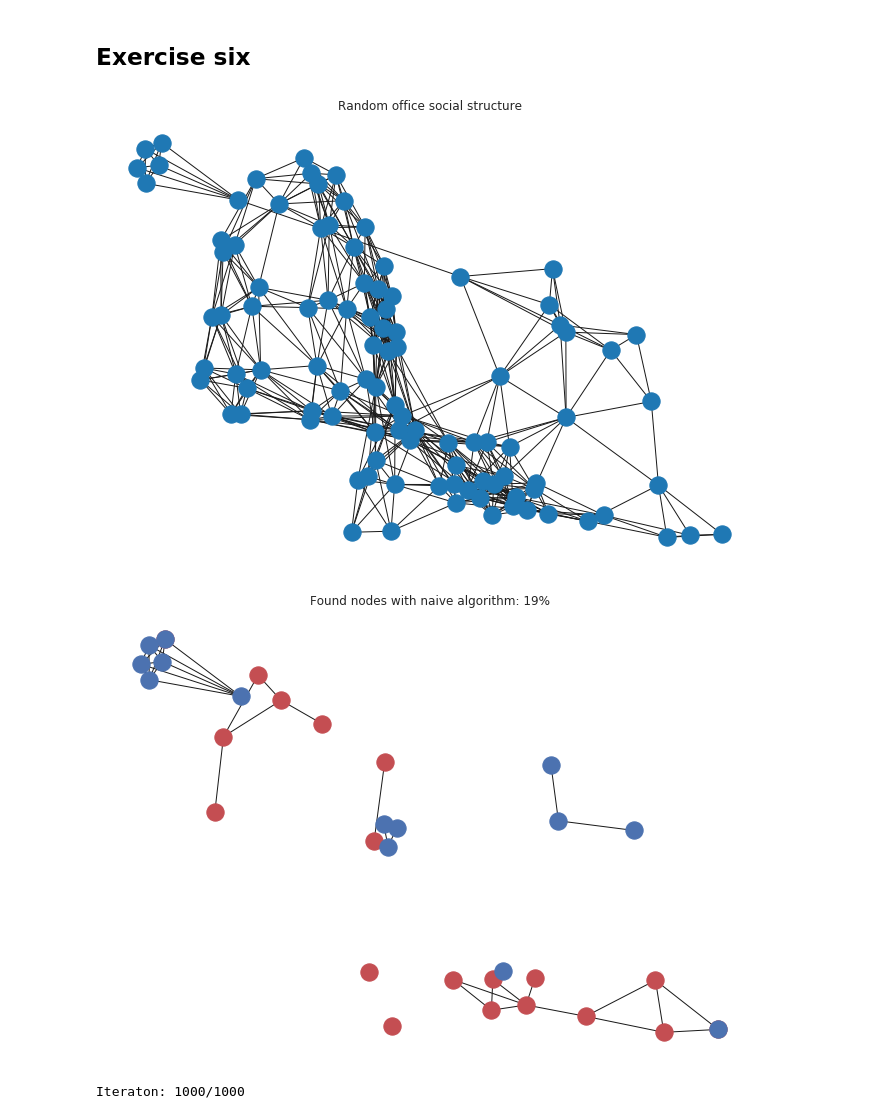
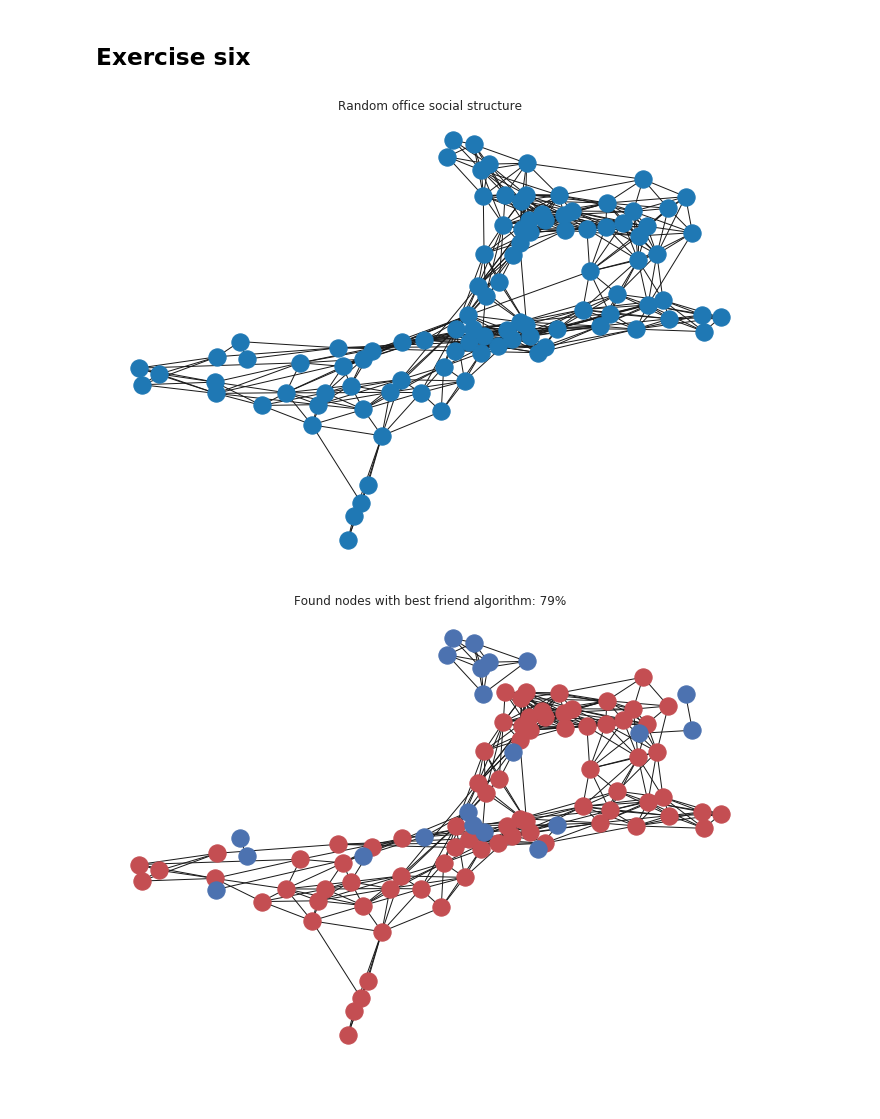
Before and after one commit to NoFishLikeIan/tinbergen, a Jupyter notebook: code/networks/assignment_one.ipynb, the cells around one changed output. Saved outputs shown, nothing was run; the diff lists cells and outputs as text; code cells hidden in the pictures.

Commit message:
🪐 sample office ask a friend.

```diff
--- a/code/networks/assignment_one.ipynb
+++ b/code/networks/assignment_one.ipynb
@@ -146,38 +142,59 @@ office = SocialNetwork(
+# %%
+A_G = nx.to_numpy_matrix(nx.random_geometric_graph(100, 0.2))
+W_G = np.random.rand(*A_G.shape)
+W_G[np.where(A_G == 0.)] = 0.
+
+office = SocialNetwork(nx.from_numpy_matrix(W_G))
 # %%
 fig, ax = plt.subplots()
 office.draw(ax, eigen_color=False)
 ax.set_title("Random office social structure")
 fig.show()
 # %% [output]
-[figure, old version]
+[figure, new version]
 # %%
-def naive_explore(G):
+def friend_explore(G, initial = None, random_jump = False):
 
-    initial = random.randint(0, len(G) - 1)
+    initial = initial if initial is not None else random.randint(0, len(G) - 1)
 
     found_nodes = set([initial])
     current = initial
 
     while True:
 
-        neighbors = [node for node in G.neighbors(current) if node not in found_nodes]
+        neighbors = sorted(
+            ((node, edge["weight"]) for node, edge in G[current].items() if node not in found_nodes),
+            key = lambda tup: tup[1], reverse = True
+        )
+
         N = len(neighbors)
 
         if N == 0: break # No more neighbors to traverse
 
-        jump_to = neighbors[random.randint(0, N - 1)]
+        jump_idx = random.randint(0, N - 1) if random_jump else 0
+        jump_to = neighbors[jump_idx][0]
 
         current = jump_to
         found_nodes.add(jump_to)
 
 
-    return found_nodes
+    not_found = set((n for n in G.nodes if n not in found_nodes))
+
+    return found_nodes, not_found
+# %%
+found = set()
+
+for initial in random.sample(office.G.nodes, 3):
+    found_i, _ = friend_explore(office.G, initial = initial)
+    found = found | found_i
+
+not_found = set((node for node in office.G.nodes if node not in found))
 # %%
 fig, ax = plt.subplots()
 
 office.draw_subgraphs(found, not_found, ax)
-ax.set_title(f"Found nodes with naive algorithm: {100*len(found) / len(office.G.nodes):.0f}%")
+ax.set_title(f"Found nodes with best friend algorithm: {100*len(found) / len(office.G.nodes):.0f}%")
 
 fig.show()
 # %% [output]
-[figure, old version]
+[figure, new version]
@@ -187,13 +200,0 @@ not_found = set((node for node in office.G.nodes if node not in found))
-# %%
-pct_found = []
-runs = 1_000
-
-for i in range(runs):
-    print(f"Iteraton: {i + 1}/{runs}", end="\r")
-
-    random_office = SocialNetwork(nx.random_geometric_graph(25, 0.1))
-    found = naive_explore(random_office.G)
-
-    pct_found.append(len(found) / len(random_office.G.nodes))
-# %% [output]
-Iteraton: 1000/1000
```
Also changed, not shown: parts of 6 cells of this notebook, 1 other file.
